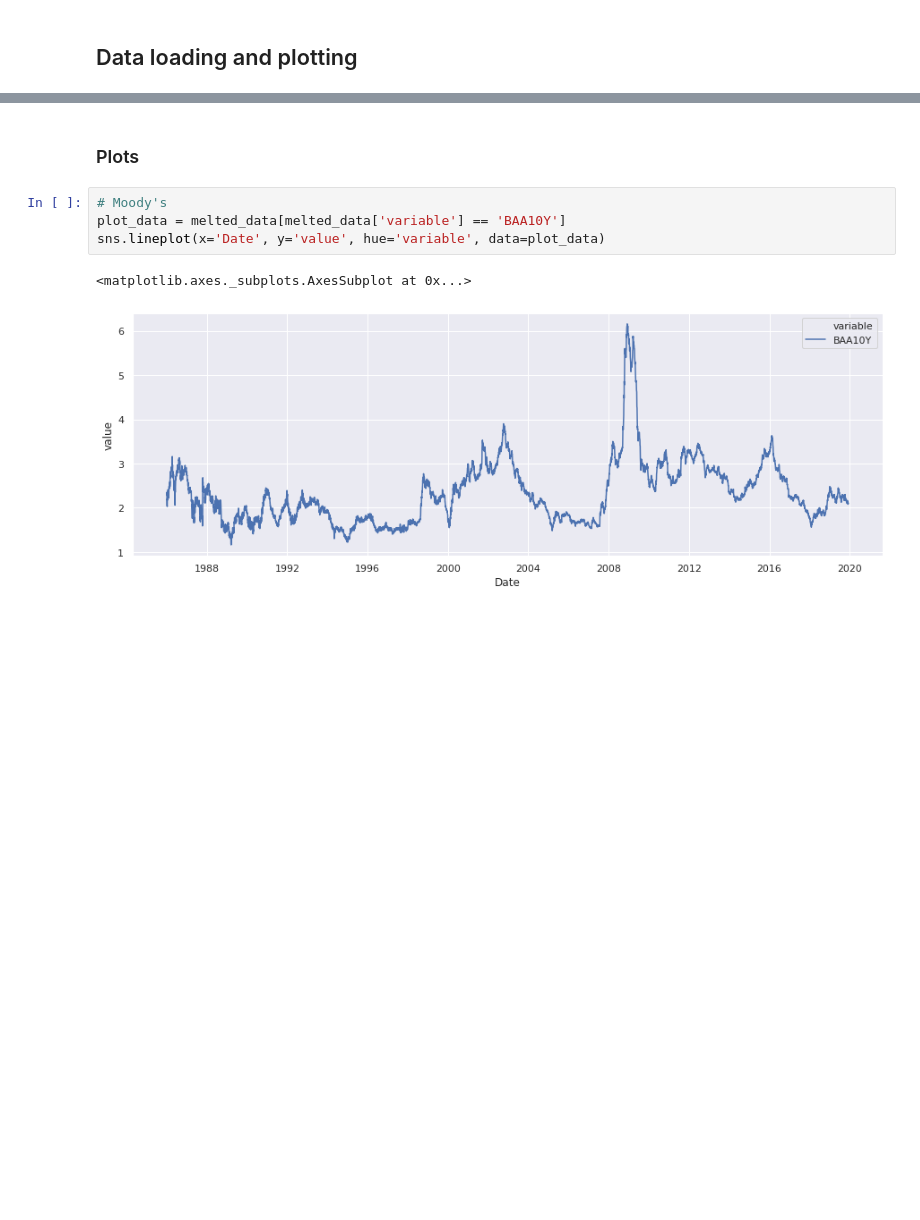
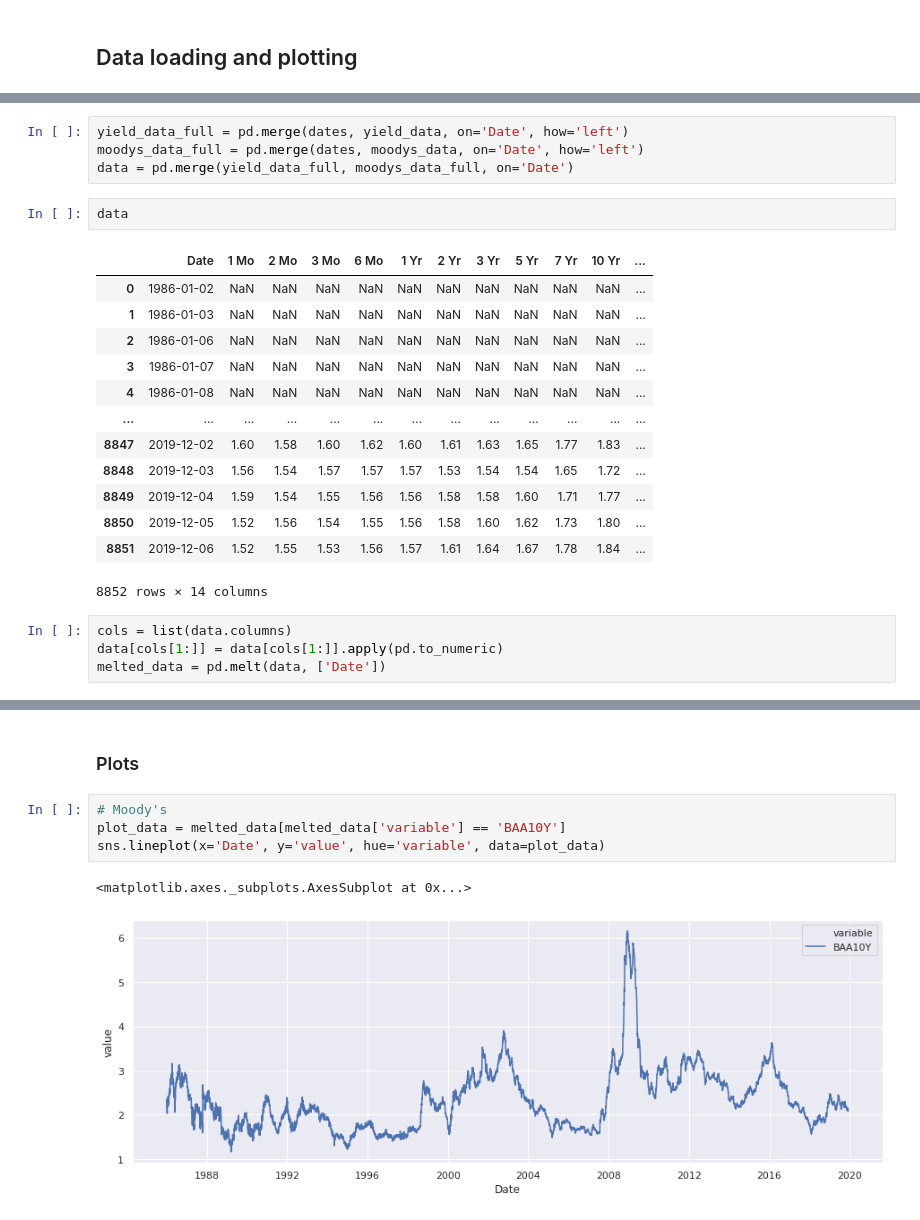
Before and after one commit to tomron27/fin_algs, a Jupyter notebook: HW1.ipynb, the cells around one changed output, grey strips where cells are left out. Drawn from its saved outputs; the diff is of its cells as text; blank space fills up the shorter version.

```diff
--- a/HW1.ipynb
+++ b/HW1.ipynb
@@ -22,0 +51,24 @@ melted_data = pd.melt(data, ['Date'])
+# %%
+yield_data_full = pd.merge(dates, yield_data, on='Date', how='left')
+moodys_data_full = pd.merge(dates, moodys_data, on='Date', how='left')
+data = pd.merge(yield_data_full, moodys_data_full, on='Date')
+# %%
+data
+# %% [output]
+|  | Date | 1 Mo | 2 Mo | 3 Mo | 6 Mo | 1 Yr | 2 Yr | 3 Yr | 5 Yr | 7 Yr | 10 Yr | ... |
+| 0 | 1986-01-02 | NaN | NaN | NaN | NaN | NaN | NaN | NaN | NaN | NaN | NaN | ... |
+| 1 | 1986-01-03 | NaN | NaN | NaN | NaN | NaN | NaN | NaN | NaN | NaN | NaN | ... |
+| 2 | 1986-01-06 | NaN | NaN | NaN | NaN | NaN | NaN | NaN | NaN | NaN | NaN | ... |
+| 3 | 1986-01-07 | NaN | NaN | NaN | NaN | NaN | NaN | NaN | NaN | NaN | NaN | ... |
+| 4 | 1986-01-08 | NaN | NaN | NaN | NaN | NaN | NaN | NaN | NaN | NaN | NaN | ... |
+| ... | ... | ... | ... | ... | ... | ... | ... | ... | ... | ... | ... | ... |
+| 8847 | 2019-12-02 | 1.60 | 1.58 | 1.60 | 1.62 | 1.60 | 1.61 | 1.63 | 1.65 | 1.77 | 1.83 | ... |
+| 8848 | 2019-12-03 | 1.56 | 1.54 | 1.57 | 1.57 | 1.57 | 1.53 | 1.54 | 1.54 | 1.65 | 1.72 | ... |
+| 8849 | 2019-12-04 | 1.59 | 1.54 | 1.55 | 1.56 | 1.56 | 1.58 | 1.58 | 1.60 | 1.71 | 1.77 | ... |
+| 8850 | 2019-12-05 | 1.52 | 1.56 | 1.54 | 1.55 | 1.56 | 1.58 | 1.60 | 1.62 | 1.73 | 1.80 | ... |
+| 8851 | 2019-12-06 | 1.52 | 1.55 | 1.53 | 1.56 | 1.57 | 1.61 | 1.64 | 1.67 | 1.78 | 1.84 | ... |
+8852 rows × 14 columns
+# %%
+cols = list(data.columns)
+data[cols[1:]] = data[cols[1:]].apply(pd.to_numeric)
+melted_data = pd.melt(data, ['Date'])
```
Also changed, not shown: parts of 12 cells of this notebook.
